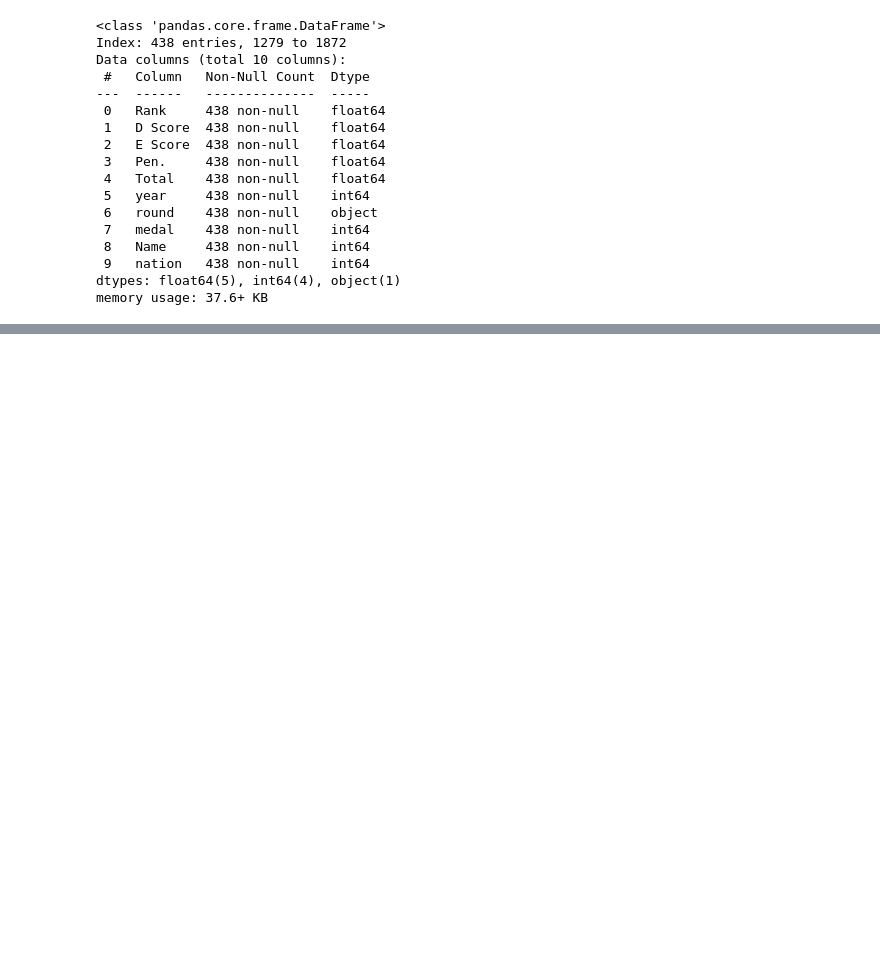
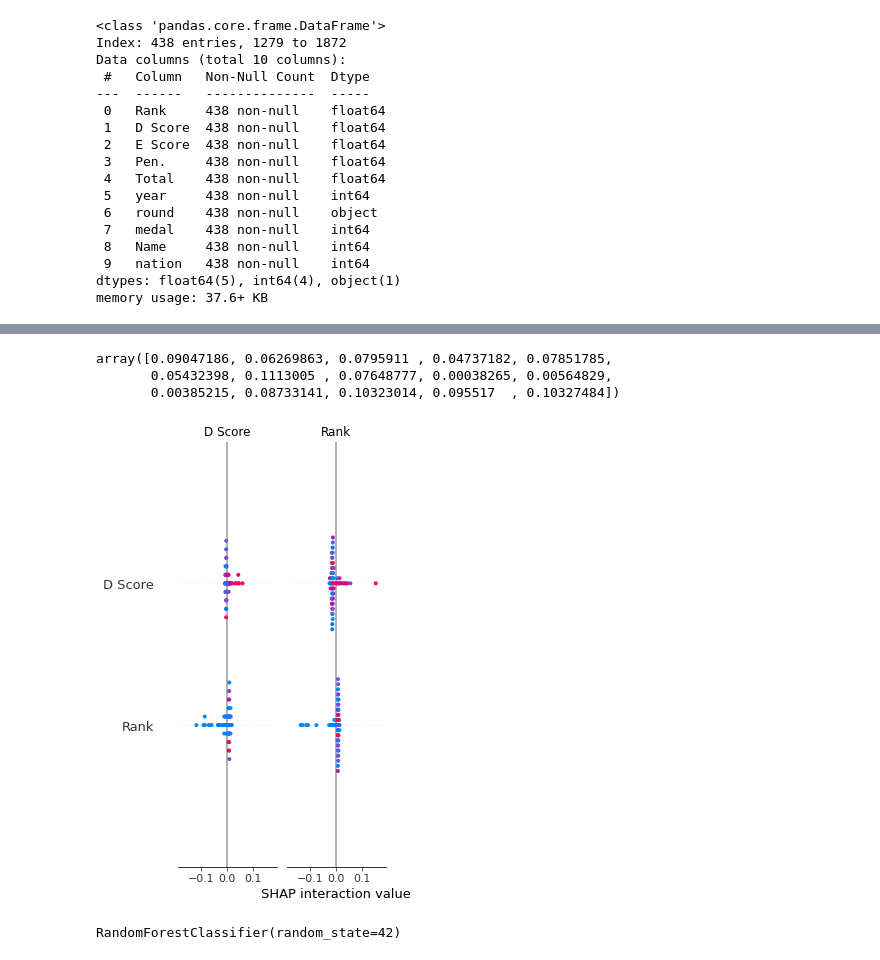
Before and after one commit to RyanJTalbot/MSDS, a Jupyter notebook: Core/Data Mining Foundations/Data Mining Project/Project/competition_gym2023/Combine_Data/explore womens fx.ipynb, the cells around one changed output, grey strips where cells are left out. Saved outputs shown, nothing was run; the diff lists cells and outputs as text; code cells hidden in the pictures; blank space fills up the shorter version.

Commit message:
Update data mining proj

```diff
--- a/Core/Data Mining Foundations/Data Mining Project/Project/competition_gym2023/Combine_Data/explore womens fx.ipynb
+++ b/Core/Data Mining Foundations/Data Mining Project/Project/competition_gym2023/Combine_Data/explore womens fx.ipynb
@@ -466,0 +483,8 @@ dtype: float64
+# %%
+
+# Split the data into features (X) and the target variable (y)
+X = df_encoded.drop('medal', axis=1)
+y = df_encoded['medal']
+
+# Split the data into training and testing sets
+X_train, X_test, y_train, y_test = train_test_split(X, y, test_size=0.2, random_state=42)
@@ -466,0 +534,6 @@ dtype: float64
+# %%
+feature_importance
+# %% [output]
+array([0.09047186, 0.06269863, 0.0795911 , 0.04737182, 0.07851785,
+       0.05432398, 0.1113005 , 0.07648777, 0.00038265, 0.00564829,
+       0.00385215, 0.08733141, 0.10323014, 0.095517  , 0.10327484])
@@ -466,0 +545,42 @@ dtype: float64
+# %%
+
+
+# Split the data into training and testing sets
+X_train, X_test, y_train, y_test = train_test_split(X, y, test_size=0.15, random_state=42)
+# %%
+# Convert non-numeric columns to numeric (e.g., using one-hot encoding for categorical columns)
+X_train = pd.get_dummies(X_train, columns=['round_final', 'round_qual'])
+X_test = pd.get_dummies(X_test, columns=['round_final', 'round_qual'])
+
+# Handle missing values (NaNs) by either dropping or imputing
+# Example: Drop rows with missing values
+X_train = X_train.dropna()
+X_test = X_test.dropna()
+
+# Ensure all columns have a numeric data type
+X_train = X_train.astype('float64')
+X_test = X_test.astype('float64')
+
+# Proceed with SHAP analysis
+# %%
+clf = RandomForestClassifier(random_state=42)
+clf.fit(X_train, y_train)
+
+# Initialize a SHAP explainer
+explainer = shap.Explainer(clf, X_train)
+
+# Calculate SHAP values for the testing data
+shap_values = explainer(X_test)
+
+# Get the feature names corresponding to one-hot encoded columns
+feature_names = X_test.columns
+
+# Plot the summary plot to visualize feature importances
+shap.summary_plot(shap_values, X_test, feature_names=feature_names)
+# %% [output]
+[figure, added]
+# %%
+clf = RandomForestClassifier(n_estimators=100, random_state=42)
+clf.fit(X, y)
+# %% [output]
+RandomForestClassifier(random_state=42)
```
Also changed, not shown: parts of 35 cells of this notebook, 13 other files.
